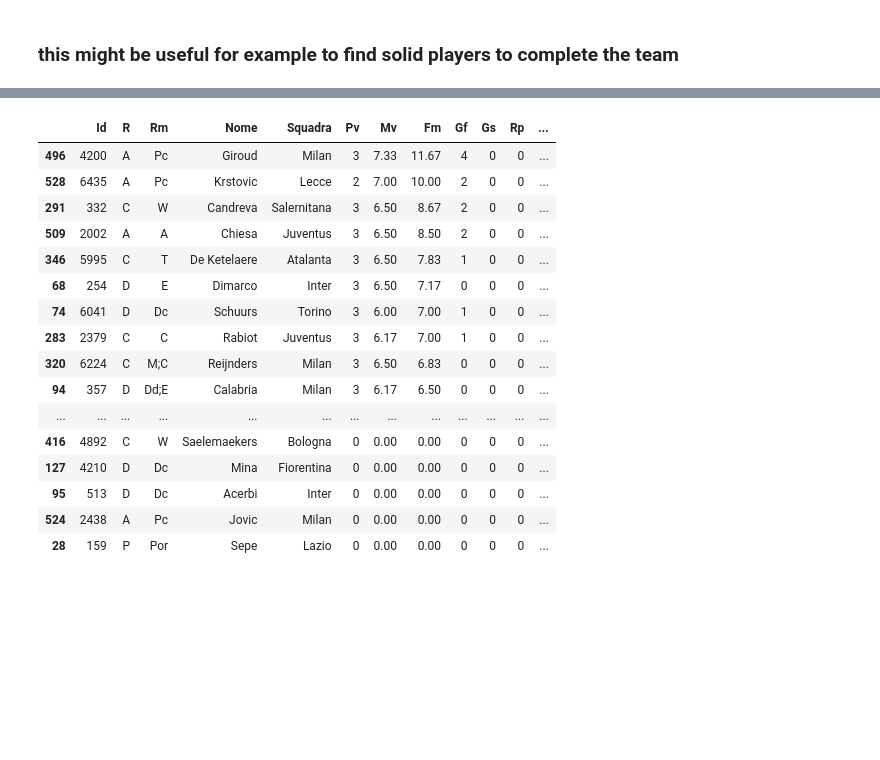
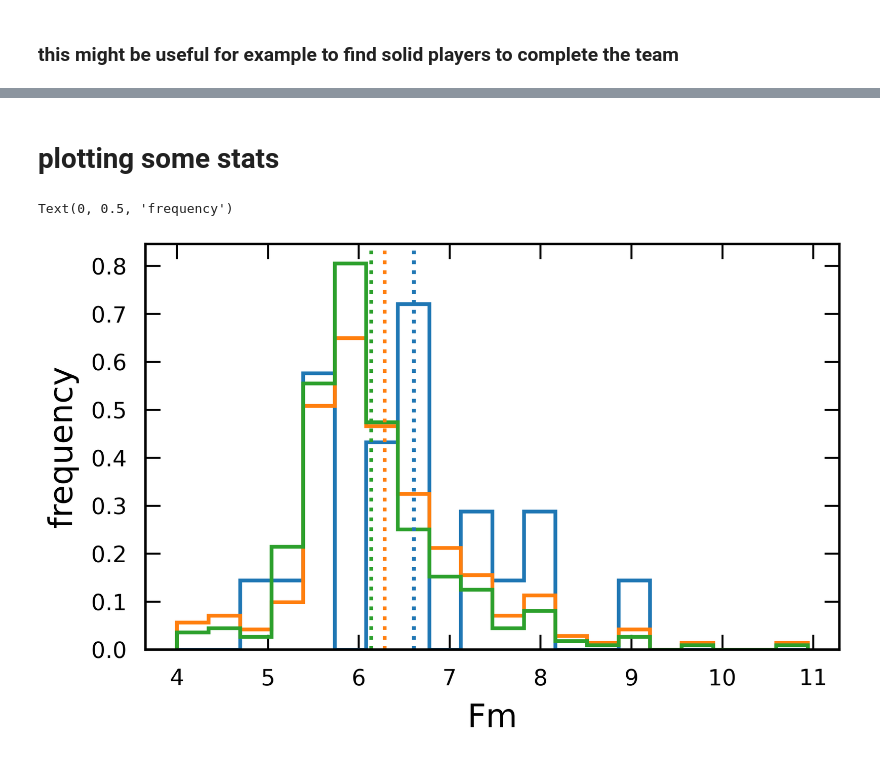
Before and after one commit to AndreaIncatasciato/fantacalcio, a Jupyter notebook: fantacalcio_analysis.ipynb, the cells around one changed output, grey strips where cells are left out. Saved outputs shown, nothing was run; the diff lists cells and outputs as text; code cells hidden in the pictures; blank space fills up the shorter version.

```diff
--- a/fantacalcio_analysis.ipynb
+++ b/fantacalcio_analysis.ipynb
@@ -1,13 +1,13 @@
 # %%
 from __future__ import annotations
 
-from typing import Union
+from typing import Union, Optional
 
 import numpy as np
 import pandas as pd
 
 from matplotlib import pyplot as plt
-#plt.style.use('/home/inca/default.mplstyle')
+plt.style.use('/home/inca/default.mplstyle')
 # %%
 players_2324_path = "./Quotazioni_Fantacalcio_Stagione_2023_24.csv"
 players_2223_path = "./Quotazioni_Fantacalcio_Stagione_2022_23.csv"
@@ -342,12 +342,22 @@ data_storditi = get_data_team_alba(storditi)
 data_ndicka = get_data_team_alba(ndicka)
 
 players_taken = ac_st_leonards + tuttoculo + astolfone + tartan_viola + schalke104 + real_calloni + olympique_nicastro + zoo_berlino + storditi + ndicka
+list_data_teams = [data_ac_st_leonards, data_tuttoculo, data_astolfone, data_tartan_viola, data_schalke104,
+                   data_real_calloni, data_olympique_nicastro, data_zoo_berlino, data_storditi, data_ndicka]
+
+data_players_taken = {
+    'draft_2324': players_2324_df[np.isin(players_2324_df["Nome"], players_taken)],
+    'draft_2223': players_2223_df[np.isin(players_2223_df["Nome"], players_taken)],
+    'stats_2324': stats_2324_df[np.isin(stats_2324_df["Nome"], players_taken)],
+    'stats_2223': stats_2223_df[np.isin(stats_2223_df["Nome"], players_taken)],
+}
 data_players_avail = {
     'draft_2324': players_2324_df[np.invert(np.isin(players_2324_df["Nome"], players_taken))],
     'draft_2223': players_2223_df[np.invert(np.isin(players_2223_df["Nome"], players_taken))],
     'stats_2324': stats_2324_df[np.invert(np.isin(stats_2324_df["Nome"], players_taken))],
     'stats_2223': stats_2223_df[np.invert(np.isin(stats_2223_df["Nome"], players_taken))],
 }
+
 assert len(data_players_avail['draft_2324']) == len(players_2324_df["Nome"]) - 250
 assert len(data_players_avail['stats_2324']) == len(stats_2324_df["Nome"]) - 250
 # %% [markdown]
@@ -444,20 +391,39 @@ data_ac_st_leonards['stats_2223'].sort_values(by='Fm', ascending=False)
-# %%
-data_ac_st_leonards['stats_2324'].sort_values(by='Fm', ascending=False)
-# %% [output]
-|  | Id | R | Rm | Nome | Squadra | Pv | Mv | Fm | Gf | Gs | Rp | ... |
-| 496 | 4200 | A | Pc | Giroud | Milan | 3 | 7.33 | 11.67 | 4 | 0 | 0 | ... |
-| 528 | 6435 | A | Pc | Krstovic | Lecce | 2 | 7.00 | 10.00 | 2 | 0 | 0 | ... |
-| 291 | 332 | C | W | Candreva | Salernitana | 3 | 6.50 | 8.67 | 2 | 0 | 0 | ... |
-| 509 | 2002 | A | A | Chiesa | Juventus | 3 | 6.50 | 8.50 | 2 | 0 | 0 | ... |
-| 346 | 5995 | C | T | De Ketelaere | Atalanta | 3 | 6.50 | 7.83 | 1 | 0 | 0 | ... |
-| 68 | 254 | D | E | Dimarco | Inter | 3 | 6.50 | 7.17 | 0 | 0 | 0 | ... |
-| 74 | 6041 | D | Dc | Schuurs | Torino | 3 | 6.00 | 7.00 | 1 | 0 | 0 | ... |
-| 283 | 2379 | C | C | Rabiot | Juventus | 3 | 6.17 | 7.00 | 1 | 0 | 0 | ... |
-| 320 | 6224 | C | M;C | Reijnders | Milan | 3 | 6.50 | 6.83 | 0 | 0 | 0 | ... |
-| 94 | 357 | D | Dd;E | Calabria | Milan | 3 | 6.17 | 6.50 | 0 | 0 | 0 | ... |
-| ... | ... | ... | ... | ... | ... | ... | ... | ... | ... | ... | ... | ... |
-| 416 | 4892 | C | W | Saelemaekers | Bologna | 0 | 0.00 | 0.00 | 0 | 0 | 0 | ... |
-| 127 | 4210 | D | Dc | Mina | Fiorentina | 0 | 0.00 | 0.00 | 0 | 0 | 0 | ... |
-| 95 | 513 | D | Dc | Acerbi | Inter | 0 | 0.00 | 0.00 | 0 | 0 | 0 | ... |
-| 524 | 2438 | A | Pc | Jovic | Milan | 0 | 0.00 | 0.00 | 0 | 0 | 0 | ... |
-| 28 | 159 | P | Por | Sepe | Lazio | 0 | 0.00 | 0.00 | 0 | 0 | 0 | ... |
+# %% [markdown]
+# plotting some stats
+# %%
+stat_to_use = 'Fm'
+filter_to_apply = Filter("Pv", "ge", 3)
+
+all_data = filter_to_apply.apply_to_df(stats_2324_df)[stat_to_use]
+
+hist_params = {
+    'bins': 20,
+    'density': True,
+    'histtype': 'step',
+    #'alpha': 0.4,
+    'lw': 3,
+    'range': (all_data.min(), all_data.max()),
+    'log': False,
+}
+
+def plot_hist(
+        df: pd.core.frame.DataFrame,
+        column: str,
+        filter_to_apply: Optional[Filter],
+        params_dict: dict,
+        show_mean: Optional[bool] = True):
+    df_for_hist = filter_to_apply.apply_to_df(df)
+    histogram = ax.hist(df_for_hist[column], **params_dict)
+    if show_mean:
+        color = histogram[2][0].get_edgecolor()
+        ax.axvline(df_for_hist[column].mean(), c=color, lw=3, ls=':')
+
+fig, ax = plt.subplots()
+plot_hist(data_ac_st_leonards['stats_2324'], stat_to_use, filter_to_apply, hist_params)
+plot_hist(data_players_taken['stats_2324'], stat_to_use, filter_to_apply, hist_params)
+plot_hist(stats_2324_df, stat_to_use, filter_to_apply, hist_params)
+ax.set_xlabel(stat_to_use)
+ax.set_ylabel('frequency')
+# %% [output]
+Text(0, 0.5, 'frequency')
+[figure, added]
```
Also changed, not shown: parts of 6 cells of this notebook.
